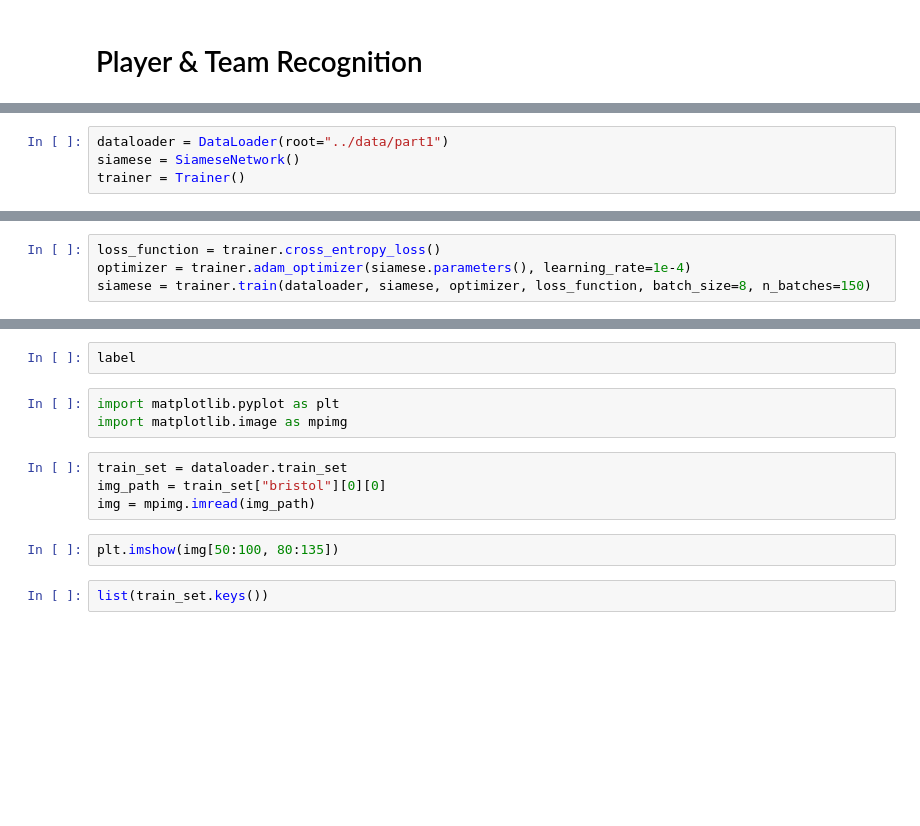
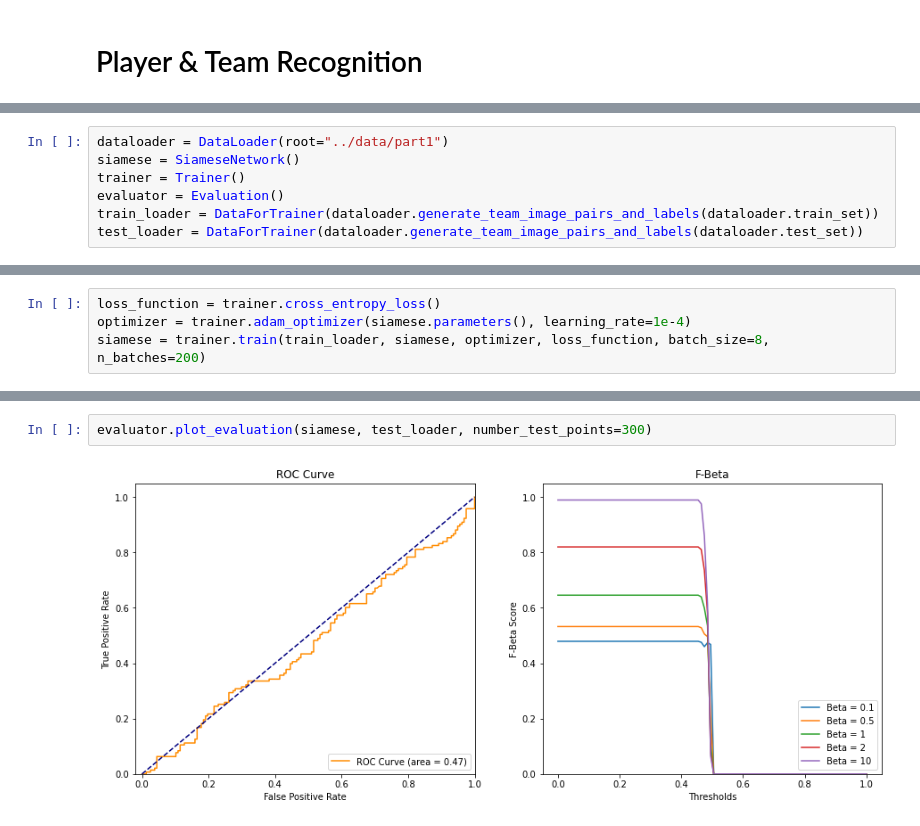
Before and after one commit to BKlasmer/recognition_model, a Jupyter notebook: notebooks/Report.ipynb, the cells around one changed output, grey strips where cells are left out. Saved outputs shown, nothing was run; the diff lists cells and outputs as text; blank space fills up the shorter version.

Commit message:
Update report with evaluation

```diff
--- a/notebooks/Report.ipynb
+++ b/notebooks/Report.ipynb
@@ -6,4 +6,7 @@ from recognition_model import DataLoader, SiameseNetwork, Trainer
 dataloader = DataLoader(root="../data/part1")
 siamese = SiameseNetwork()
 trainer = Trainer()
+evaluator = Evaluation()
+train_loader = DataForTrainer(dataloader.generate_team_image_pairs_and_labels(dataloader.train_set))
+test_loader = DataForTrainer(dataloader.generate_team_image_pairs_and_labels(dataloader.test_set))
 # %% [output]
@@ -15,5 +19,5 @@ trainer = Trainer()
 # %%
 loss_function = trainer.cross_entropy_loss()
 optimizer = trainer.adam_optimizer(siamese.parameters(), learning_rate=1e-4)
-siamese = trainer.train(dataloader, siamese, optimizer, loss_function, batch_size=8, n_batches=150)
+siamese = trainer.train(train_loader, siamese, optimizer, loss_function, batch_size=8, n_batches=200)
 # %% [output]
@@ -47,13 +41,4 @@ siamese(img1, img2)
-# %%
-label
-# %%
-import matplotlib.pyplot as plt
-import matplotlib.image as mpimg
-# %%
-train_set = dataloader.train_set
-img_path = train_set["bristol"][0][0]
-img = mpimg.imread(img_path)
-# %%
-plt.imshow(img[50:100, 80:135])
-# %%
-list(train_set.keys())
+# %%
+evaluator.plot_evaluation(siamese, test_loader, number_test_points=300)
+# %% [output]
+[figure, added]
```
Also changed, not shown: parts of 6 cells of this notebook.
